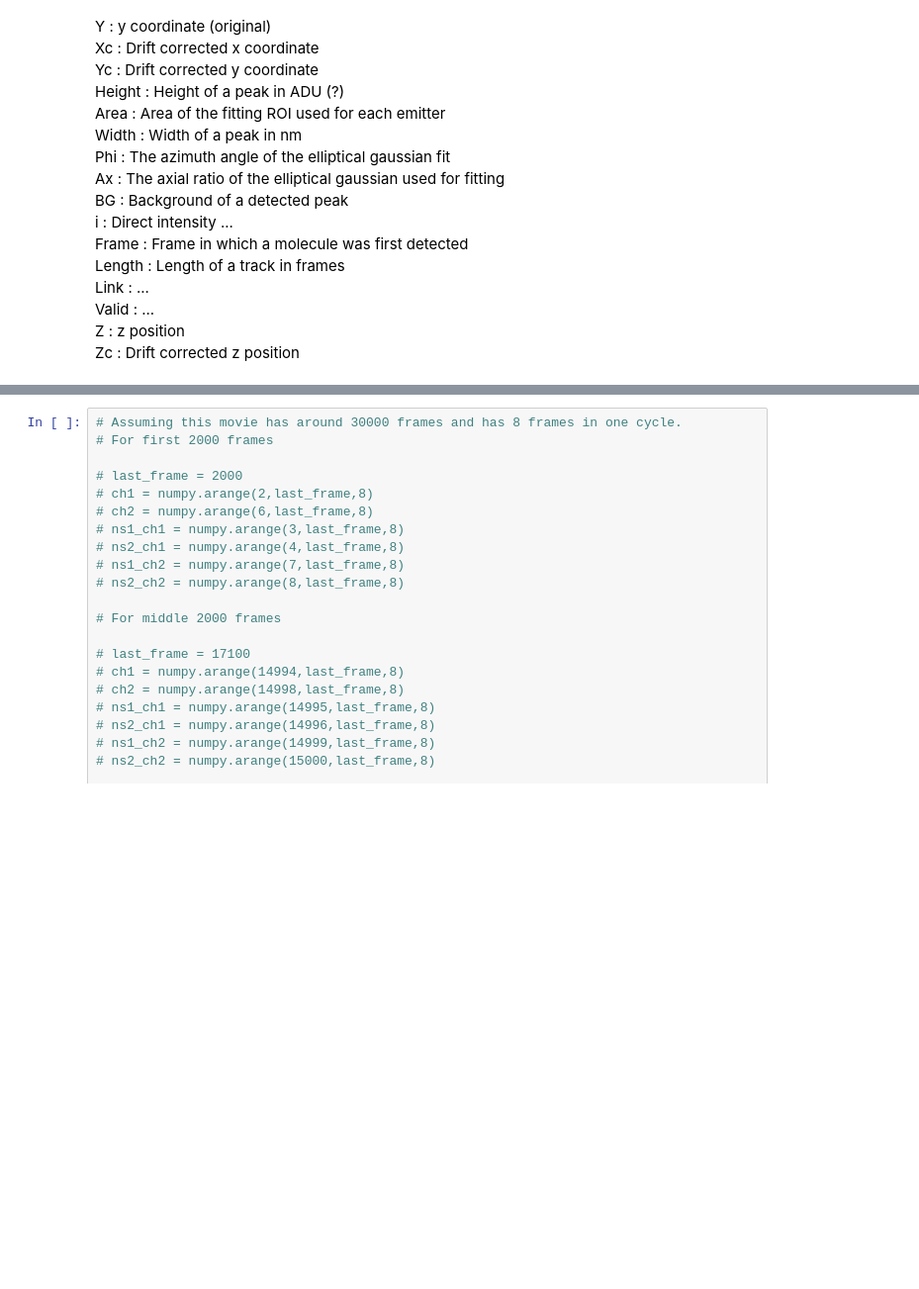
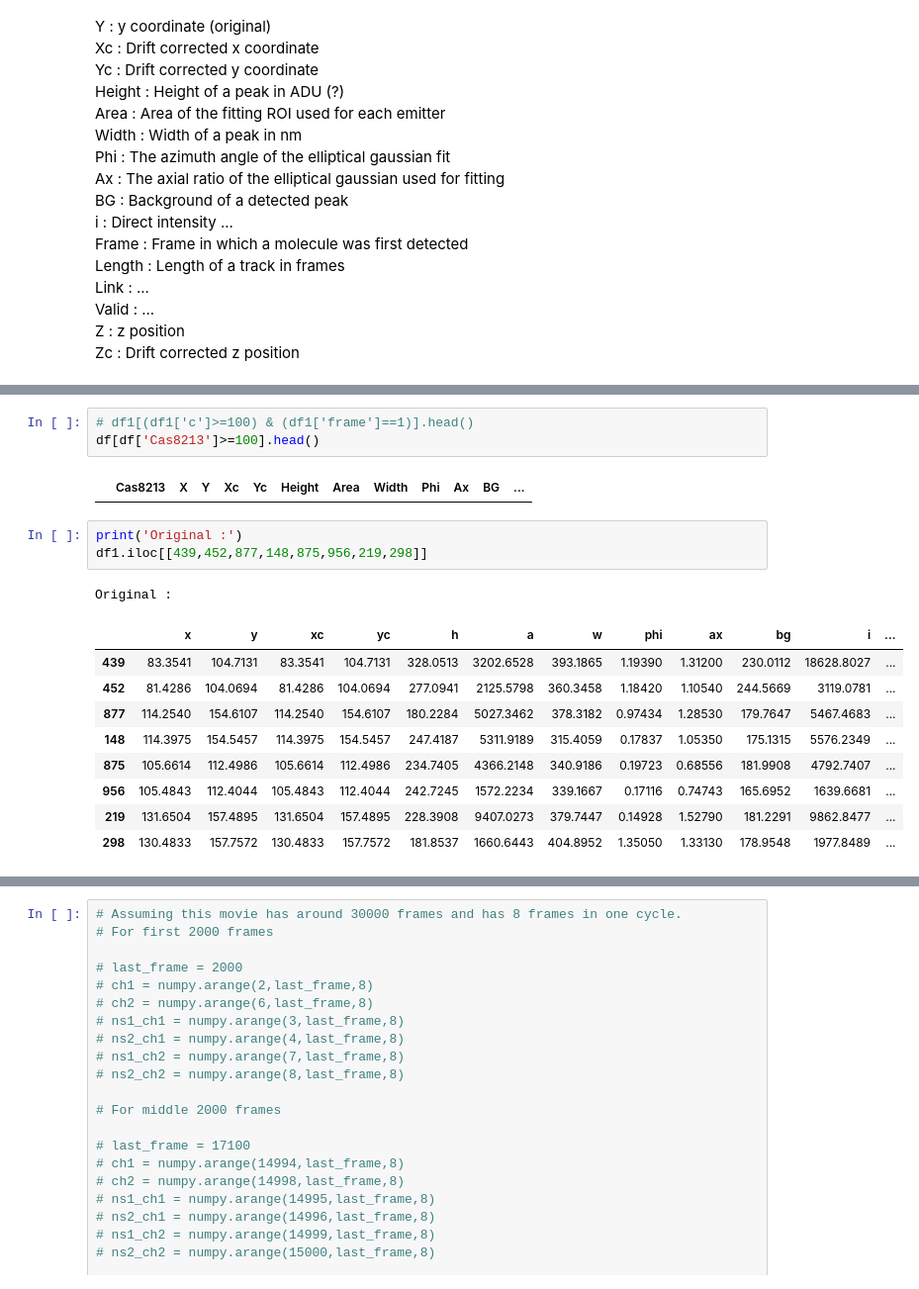
Before and after one commit to AdishDaniLab/storm-analysis, a Jupyter notebook: jupyter_notebooks_ad/calc_statistics.ipynb, the cells around one changed output, grey strips where cells are left out. Shown: that part at 99% size. Cells and saved outputs as stored; diff of their text form; blank space fills up the shorter version.

```diff
--- a/jupyter_notebooks_ad/calc_statistics.ipynb
+++ b/jupyter_notebooks_ad/calc_statistics.ipynb
@@ -49,0 +43,19 @@ df[df['c']!=0|9].describe()
+# %%
+# df1[(df1['c']>=100) & (df1['frame']==1)].head()
+df[df['Cas8213']>=100].head()
+# %% [output]
+|  | Cas8213 | X | Y | Xc | Yc | Height | Area | Width | Phi | Ax | BG | ... |
+# %%
+print('Original :')
+df1.iloc[[439,452,877,148,875,956,219,298]]
+# %% [output]
+Original :
+|  | x | y | xc | yc | h | a | w | phi | ax | bg | i | ... |
+| 439 | 83.3541 | 104.7131 | 83.3541 | 104.7131 | 328.0513 | 3202.6528 | 393.1865 | 1.19390 | 1.31200 | 230.0112 | 18628.8027 | ... |
+| 452 | 81.4286 | 104.0694 | 81.4286 | 104.0694 | 277.0941 | 2125.5798 | 360.3458 | 1.18420 | 1.10540 | 244.5669 | 3119.0781 | ... |
+| 877 | 114.2540 | 154.6107 | 114.2540 | 154.6107 | 180.2284 | 5027.3462 | 378.3182 | 0.97434 | 1.28530 | 179.7647 | 5467.4683 | ... |
+| 148 | 114.3975 | 154.5457 | 114.3975 | 154.5457 | 247.4187 | 5311.9189 | 315.4059 | 0.17837 | 1.05350 | 175.1315 | 5576.2349 | ... |
+| 875 | 105.6614 | 112.4986 | 105.6614 | 112.4986 | 234.7405 | 4366.2148 | 340.9186 | 0.19723 | 0.68556 | 181.9908 | 4792.7407 | ... |
+| 956 | 105.4843 | 112.4044 | 105.4843 | 112.4044 | 242.7245 | 1572.2234 | 339.1667 | 0.17116 | 0.74743 | 165.6952 | 1639.6681 | ... |
+| 219 | 131.6504 | 157.4895 | 131.6504 | 157.4895 | 228.3908 | 9407.0273 | 379.7447 | 0.14928 | 1.52790 | 181.2291 | 9862.8477 | ... |
+| 298 | 130.4833 | 157.7572 | 130.4833 | 157.7572 | 181.8537 | 1660.6443 | 404.8952 | 1.35050 | 1.33130 | 178.9548 | 1977.8489 | ... |
```
Also changed, not shown: parts of 9 cells of this notebook.
